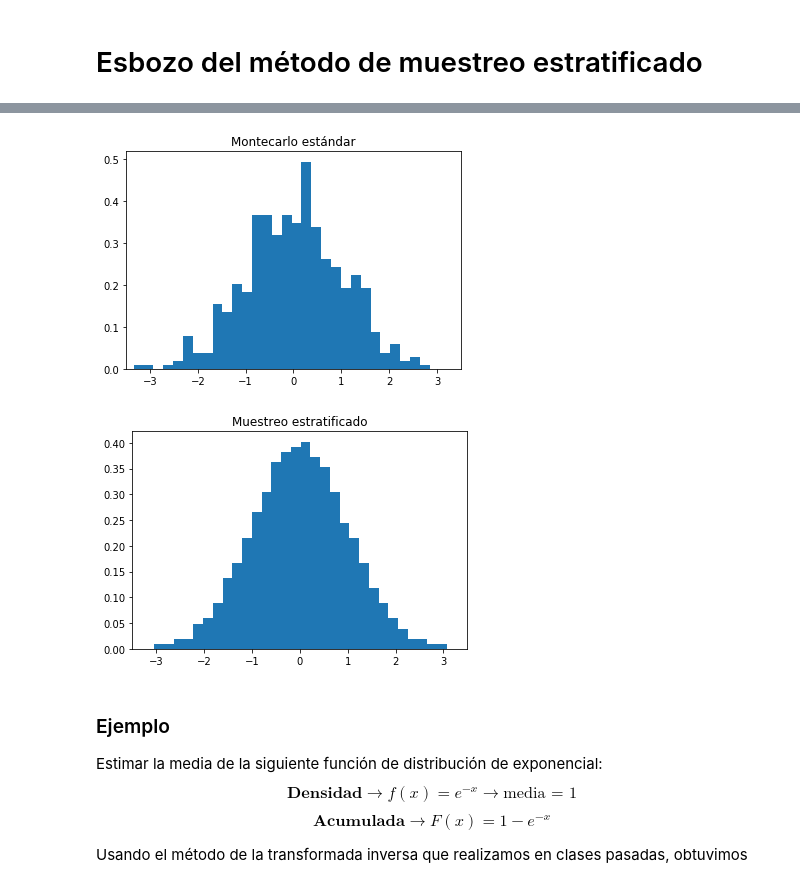
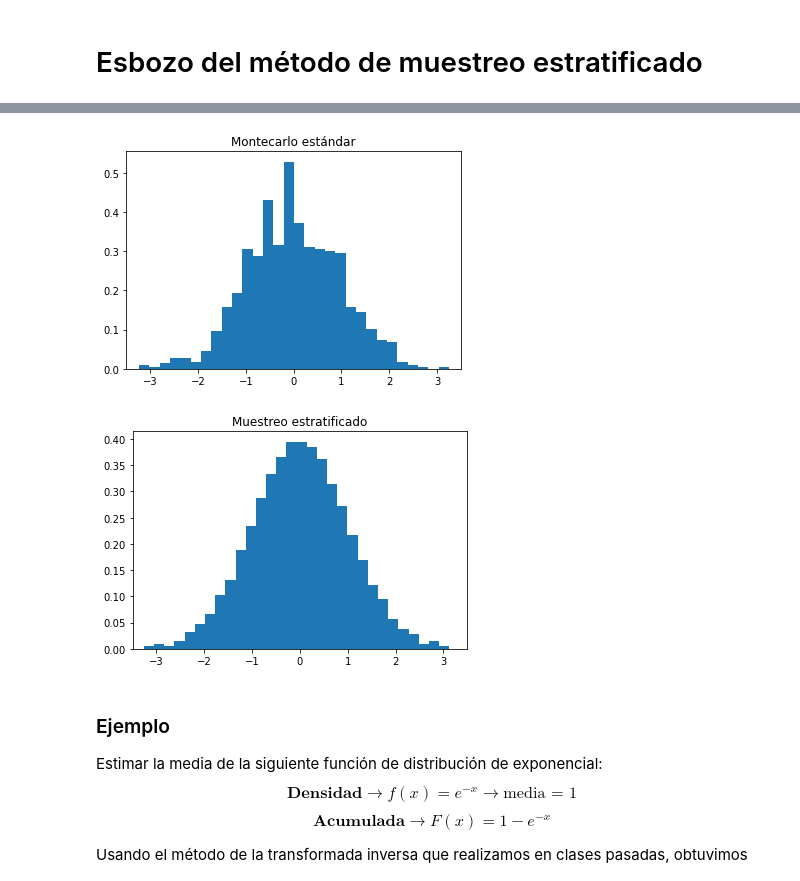
Before and after one commit to danielch4/SPF-2021-I, a Jupyter notebook: TEMA-2/Clase13_MetodosDeReduccionDeVarianza.ipynb, the cells around one changed output, grey strips where cells are left out. Cells and saved outputs as stored; diff of their text form; code cells hidden in the pictures.

```diff
--- a/TEMA-2/Clase13_MetodosDeReduccionDeVarianza.ipynb
+++ b/TEMA-2/Clase13_MetodosDeReduccionDeVarianza.ipynb
@@ -176,24 +200,27 @@ Realizando varias manipulaciones algebraicas se llega a que
 # %%
-N = 500
+N = 1000
 # (Método transformada inversa visto en clases pasadas)
 # Método montecarlo estándar
-montecarlo_standar =
+U = np.random.rand(N)
+montecarlo_standar = st.norm.ppf(U)
 plt.hist(montecarlo_standar,30,density=True)
 plt.title('Montecarlo estándar')
 plt.xlim((-3.5,3.5))
 plt.show()
 
 # Método muestreo estratificado (B estratos)
-
-m_estratificado =
+B = N
+U2 = np.random.rand(N)
+i = np.arange(0, B)
+m_estratificado = st.norm.ppf((U2 + i) / B)
 
 plt.hist(m_estratificado,30,density=True)
 plt.title('Muestreo estratificado')
 plt.xlim((-3.5,3.5))
 plt.show()
 # %% [output]
-[figure, old version]
+[figure, new version]
-[figure, old version]
+[figure, new version]
 # %% [markdown]
 ### Ejemplo
 Estimar la media de la siguiente función de distribución de  exponencial:
```
Also changed, not shown: parts of 5 cells of this notebook, 2 other files.
